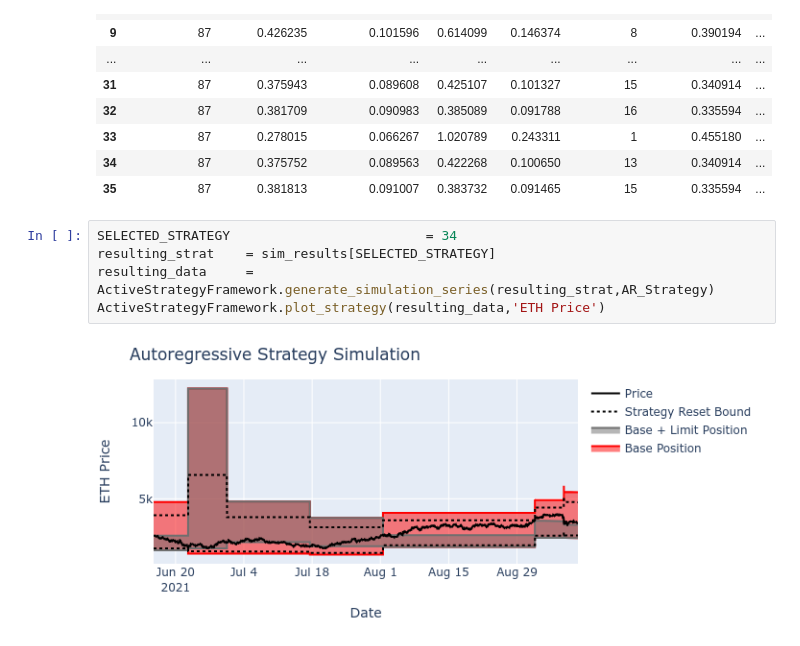
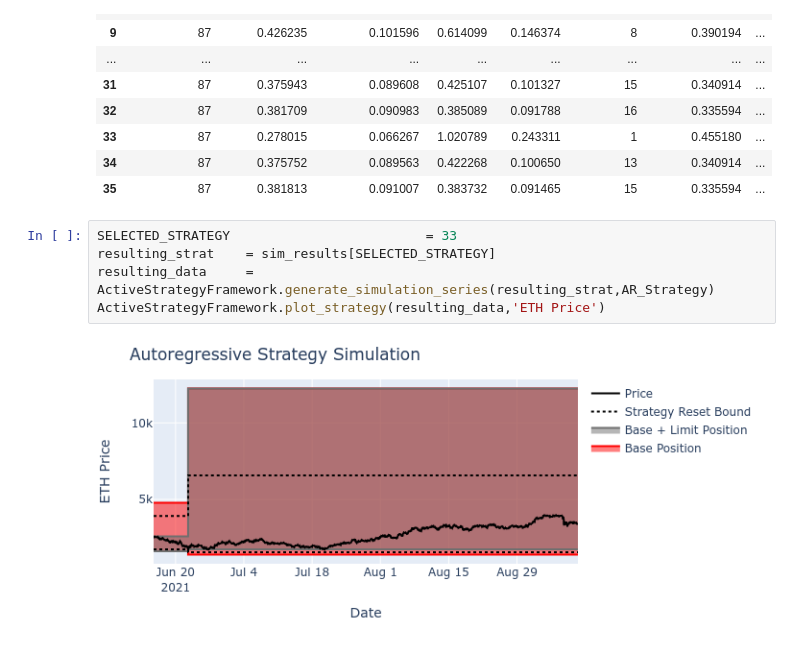
Before and after one commit to ricardgardella/active-strategy-framework, a Jupyter notebook: 2_AutoRegressive_Strategy_Example.ipynb, the cells around one changed output. Saved outputs shown, nothing was run; the diff lists cells and outputs as text.

```diff
--- a/2_AutoRegressive_Strategy_Example.ipynb
+++ b/2_AutoRegressive_Strategy_Example.ipynb
@@ -410,9 +410,9 @@ pd.DataFrame(sim_performance)
 | 34 | 87 | 0.375752 | 0.089563 | 0.422268 | 0.100650 | 13 | 0.340914 | ... |
 | 35 | 87 | 0.381813 | 0.091007 | 0.383732 | 0.091465 | 15 | 0.335594 | ... |
 # %%
-SELECTED_STRATEGY                         = 34
+SELECTED_STRATEGY                         = 33
 resulting_strat    = sim_results[SELECTED_STRATEGY]
 resulting_data     = ActiveStrategyFramework.generate_simulation_series(resulting_strat,AR_Strategy)
 ActiveStrategyFramework.plot_strategy(resulting_data,'ETH Price')
 # %% [output]
-[figure, old version]
+[figure, new version]
```
Also changed, not shown: 11 other files.
